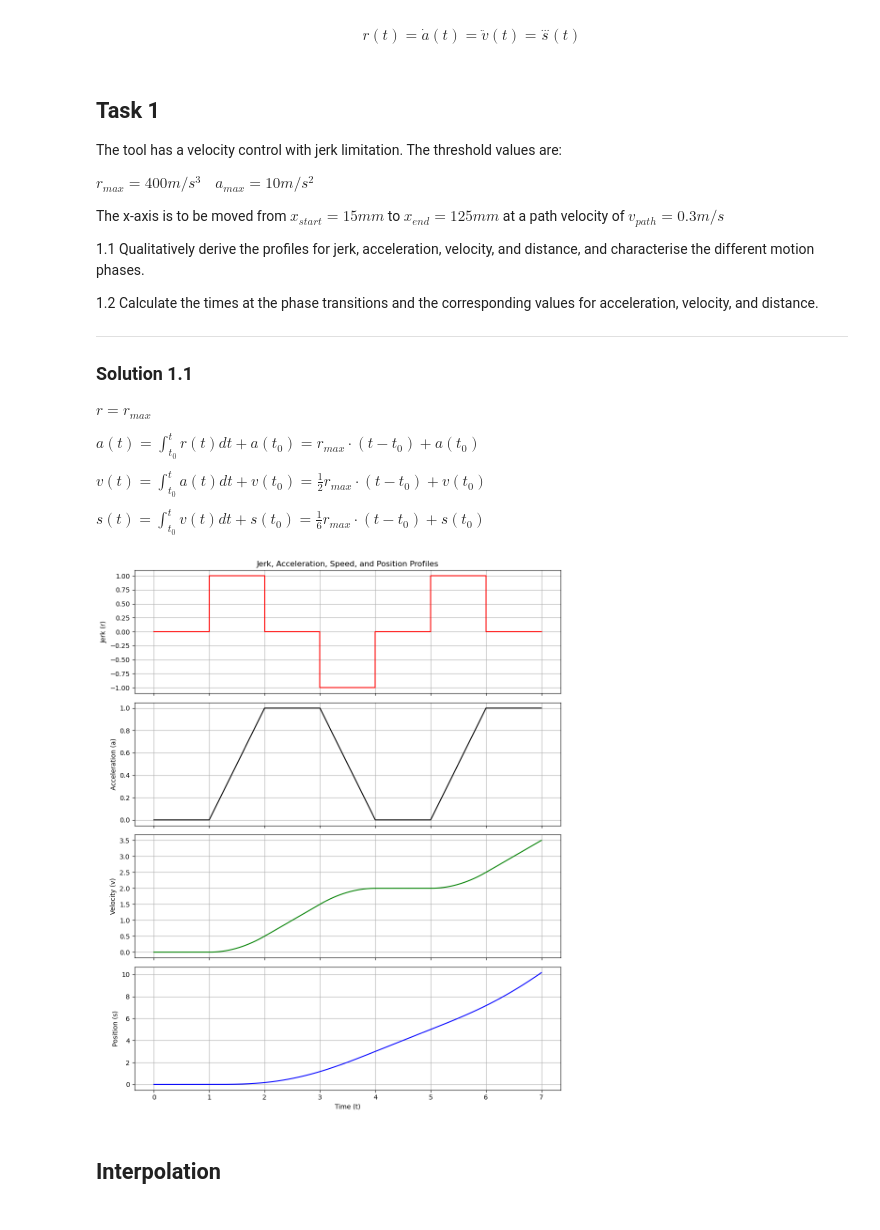
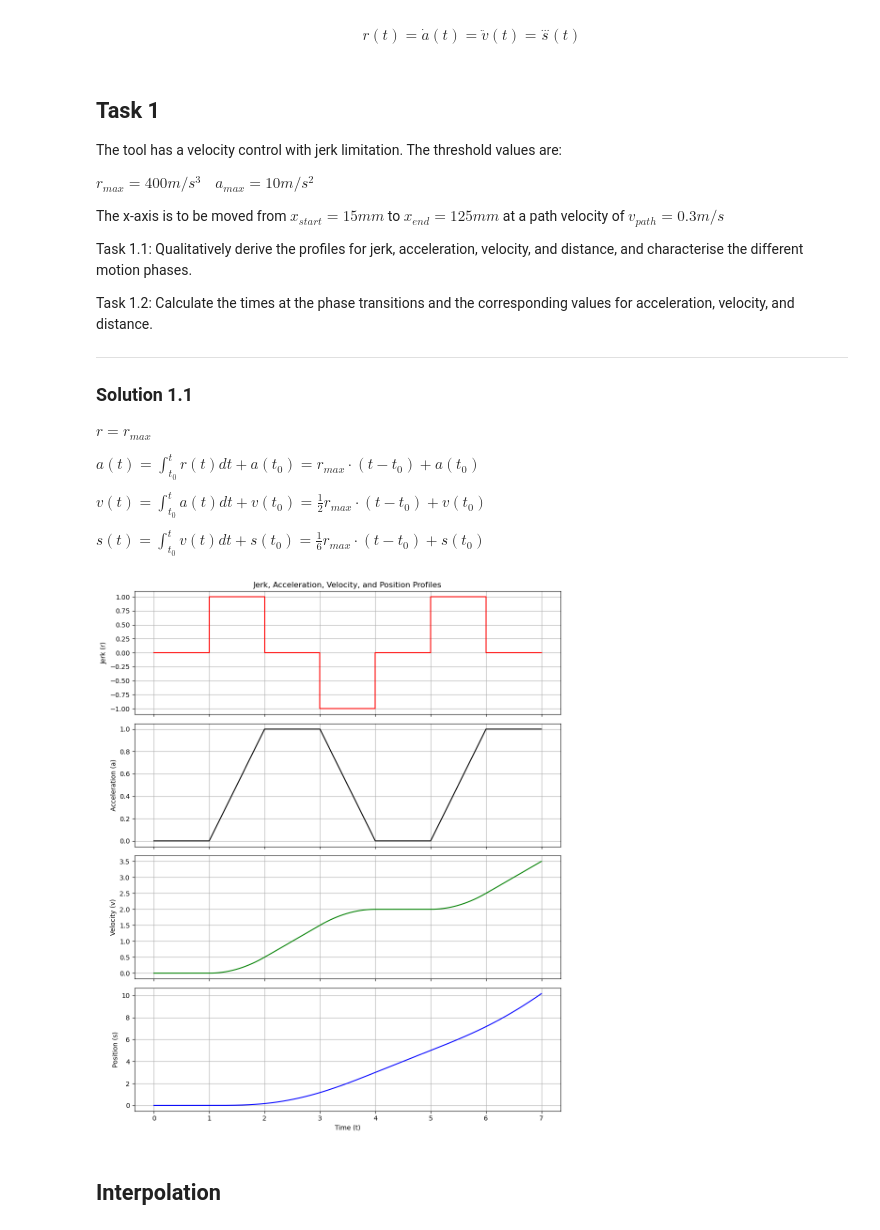
Before and after one commit to lenigovi/Control-and-Reinforcement-Learning, a Jupyter notebook: 6_NumericalControl.ipynb, the cells around one changed output. Saved outputs shown, nothing was run; the diff lists cells and outputs as text; code cells hidden in the pictures.

```diff
--- a/6_NumericalControl.ipynb
+++ b/6_NumericalControl.ipynb
@@ -11,9 +11,9 @@ $r_{max}=400m/s^3$ &nbsp;&nbsp; $a_{max}=10m/s^2$
 
 The x-axis is to be moved from $x_{start}=15mm$ to $x_{end}=125mm$ at a path velocity of $v_{path}=0.3m/s$
 
-1.1 Qualitatively derive the profiles for jerk, acceleration, velocity, and distance, and characterise the different motion phases.
+Task 1.1: Qualitatively derive the profiles for jerk, acceleration, velocity, and distance, and characterise the different motion phases.
 
-1.2 Calculate the times at the phase transitions and the corresponding values for acceleration, velocity, and distance.
+Task 1.2: Calculate the times at the phase transitions and the corresponding values for acceleration, velocity, and distance.
 
 ---
 
@@ -58,8 +58,7 @@ a = np.cumsum(r) * (t[1] - t[0])
 v = np.cumsum(a) * (t[1] - t[0])
 s = np.cumsum(v) * (t[1] - t[0])
 
-
-# define the jerk phases with the correct time intervals
+# jerk phases
 r_phases = [
     (t1, np.zeros_like(t1)),
     (t2, np.ones_like(t2)),
@@ -80,42 +79,38 @@ current_a = 0
 current_v = 0
 current_s = 0
 
-# Calculate acceleration, velocity, and displacement based on jerk
+# Derivation of acceleration, velocity, and position based on jerk
 for i in range(1, len(t)):
     dt = t[i] - t[i-1]
     a[i] = a[i-1] + r[i-1] * dt
     v[i] = v[i-1] + a[i-1] * dt + 0.5 * r[i-1] * dt**2
     s[i] = s[i-1] + v[i-1] * dt + 0.5 * a[i-1] * dt**2 + (1/6) * r[i-1] * dt**3
 
 
 # Plot the profiles
 fig, ax = plt.subplots(4, 1, figsize=(10, 12), sharex=True)
 
-# Plot jerk
 ax[0].plot(t, r, 'r')
 ax[0].set_ylabel('Jerk (r)')
-ax[0].set_title('Jerk, Acceleration, Speed, and Position Profiles')
+ax[0].set_title('Jerk, Acceleration, Velocity, and Position Profiles')
 ax[0].grid(True)
 
-# Plot acceleration
 ax[1].plot(t, a, 'k')
 ax[1].set_ylabel('Acceleration (a)')
 ax[1].grid(True)
 
-# Plot velocity
 ax[2].plot(t, v, 'g')
 ax[2].set_ylabel('Velocity (v)')
 ax[2].grid(True)
 
-# Plot displacement
 ax[3].plot(t, s, 'b')
 ax[3].set_ylabel('Position (s)')
 ax[3].set_xlabel('Time (t)')
 ax[3].grid(True)
 
 plt.tight_layout()
 plt.show()
 # %% [output]
-[figure, old version]
+[figure, new version]
 # %% [markdown]
 ## Interpolation
```
Also changed, not shown: 1 other file.
